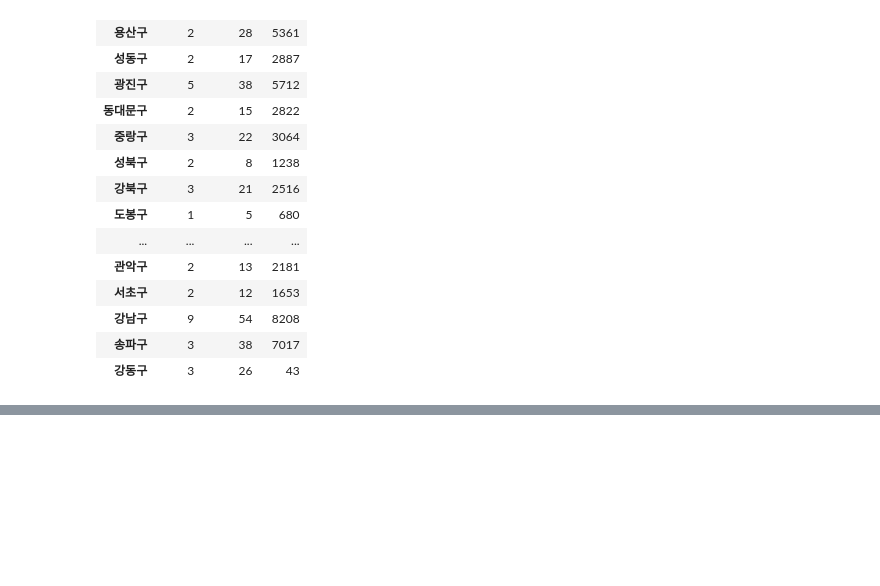
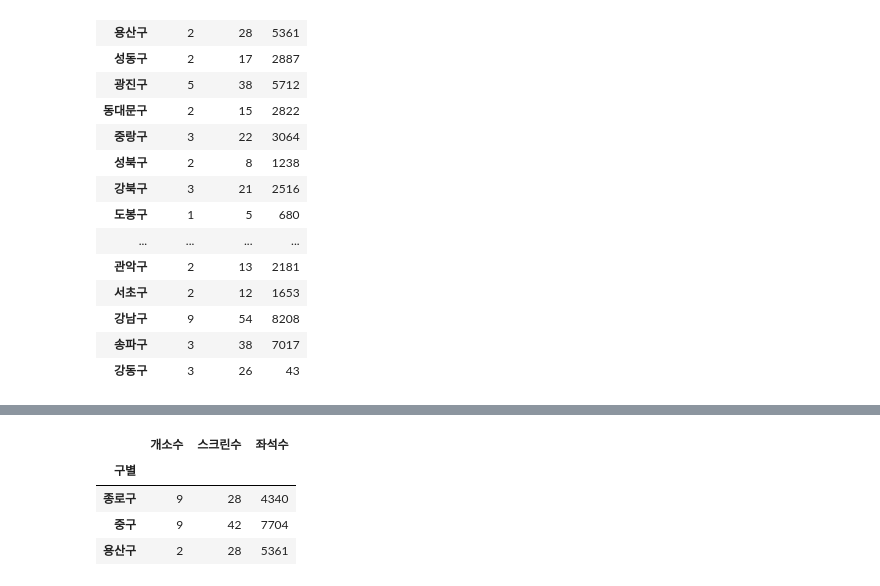
Before and after one commit to sky3085/ripple_ezen, a Jupyter notebook: Choropleth/CinemaChoropleth.ipynb, the cells around one changed output, grey strips where cells are left out. Saved outputs shown, nothing was run; the diff lists cells and outputs as text; code cells hidden in the pictures; blank space fills up the shorter version.

```diff
--- a/Choropleth/CinemaChoropleth.ipynb
+++ b/Choropleth/CinemaChoropleth.ipynb
@@ -165,4 +173,12 @@ map
 # %%
 # 스크린수 MAP html처리
 map.save("./Map/Seoul_Screen.html")
+# %%
+df_2020_T.head(3)
+# %% [output]
+|  | 개소수 | 스크린수 | 좌석수 |
+| 구별 |  |  |  |
+| 종로구 | 9 | 28 | 4340 |
+| 중구 | 9 | 42 | 7704 |
+| 용산구 | 2 | 28 | 5361 |
 # %%
```
Also changed, not shown: parts of 3 cells of this notebook, 5 other files.
